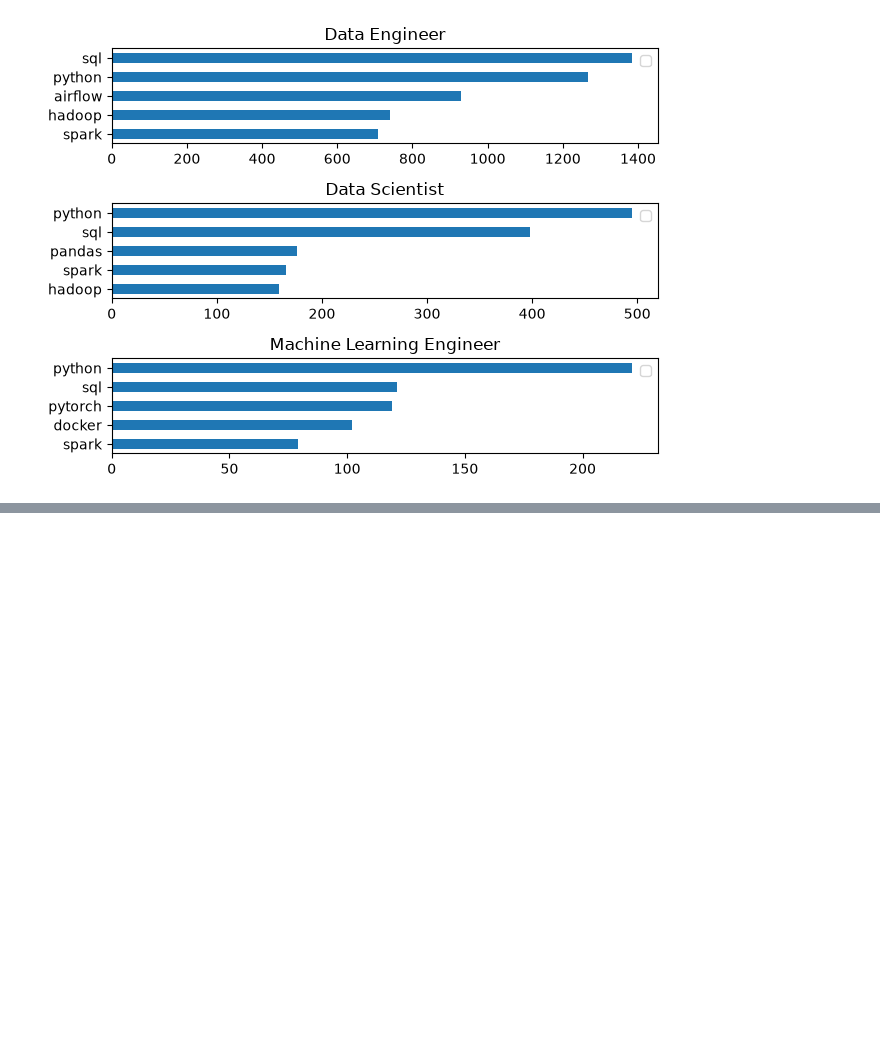
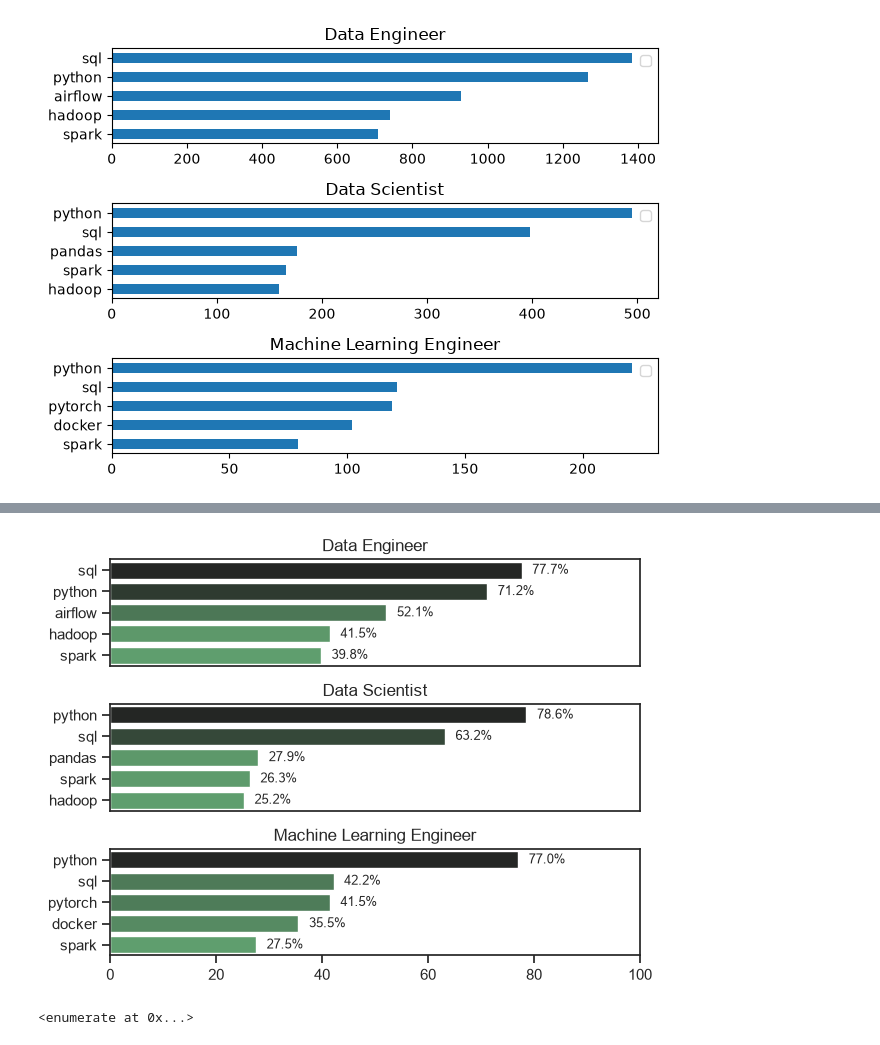
Before and after one commit to Alex-Srv/Python_Data_Analytics, a Jupyter notebook: Python_Data_Project/3_Project/2_Skills_Count.ipynb, the cells around one changed output, grey strips where cells are left out. Saved outputs shown, nothing was run; the diff lists cells and outputs as text; code cells hidden in the pictures; blank space fills up the shorter version.

```diff
--- a/Python_Data_Project/3_Project/2_Skills_Count.ipynb
+++ b/Python_Data_Project/3_Project/2_Skills_Count.ipynb
@@ -102,3 +100,9 @@ for i , job_title in enumerate(job_titles):
 plt.tight_layout()
 # %% [output]
 [figure]
+# %%
+df_job_title_count = df_RUS['job_title_short'].value_counts().reset_index(name='job_total')
+# %%
+df_skills_perc = pd.merge(df_skills_count, df_job_title_count,how='left')
+df_skills_perc['skills_percent'] = ((df_skills_perc['skill_count'] /df_skills_perc['job_total'])* 100)
+df_skills_perc
@@ -104,0 +123,29 @@ plt.tight_layout()
+# %%
+fig , ax = plt.subplots(len(job_titles), 1)
+
+sns.set_theme(style='ticks')
+
+for i , job_title in enumerate(job_titles):
+    df_plot = df_skills_perc[df_skills_perc['job_title_short']== job_title].head(5)
+    #df_plot[::-1].plot(kind='barh', x= 'job_skills', y= 'skills_percent', ax=ax[i], title= job_title, legend= False)
+    sns.barplot(data= df_plot, x= 'skills_percent', y = 'job_skills',ax=ax[i], hue= 'skills_percent', palette= 'dark:g_r')
+    ax[i].legend().remove()
+    ax[i].set_title(job_title)
+    ax[i].set_ylabel('')
+    ax[i].set_xlabel('')
+    ax[i].set_xlim(0, 100)
+    if i< len(job_titles)-1:
+        ax[i].set_xticks([])
+
+    for n, v in enumerate(df_plot['skills_percent']):
+        ax[i].text(
+        v+2,
+        n,
+        f'{v:.1f}%',
+        va='center',
+        fontsize=9)
+
+
+plt.tight_layout()
+# %% [output]
+[figure, added]
@@ -104,0 +154,4 @@ plt.tight_layout()
+# %%
+df_enemerated
+# %% [output]
+<enumerate at 0x...>
```
Also changed, not shown: parts of 3 cells of this notebook, 3 other files.
